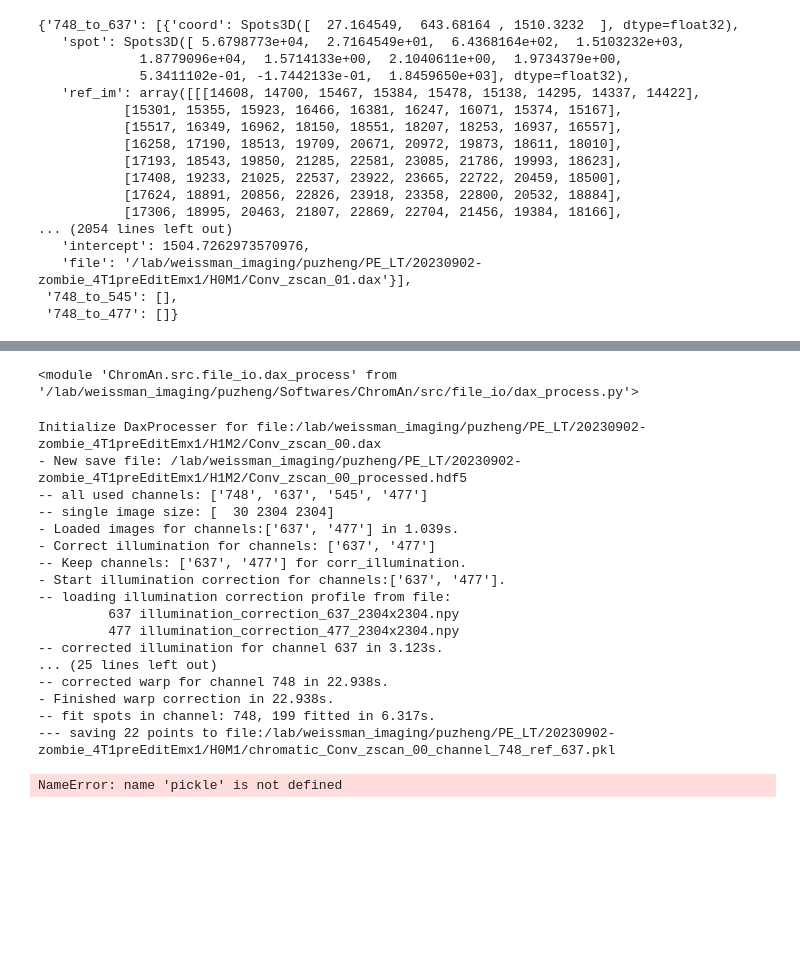
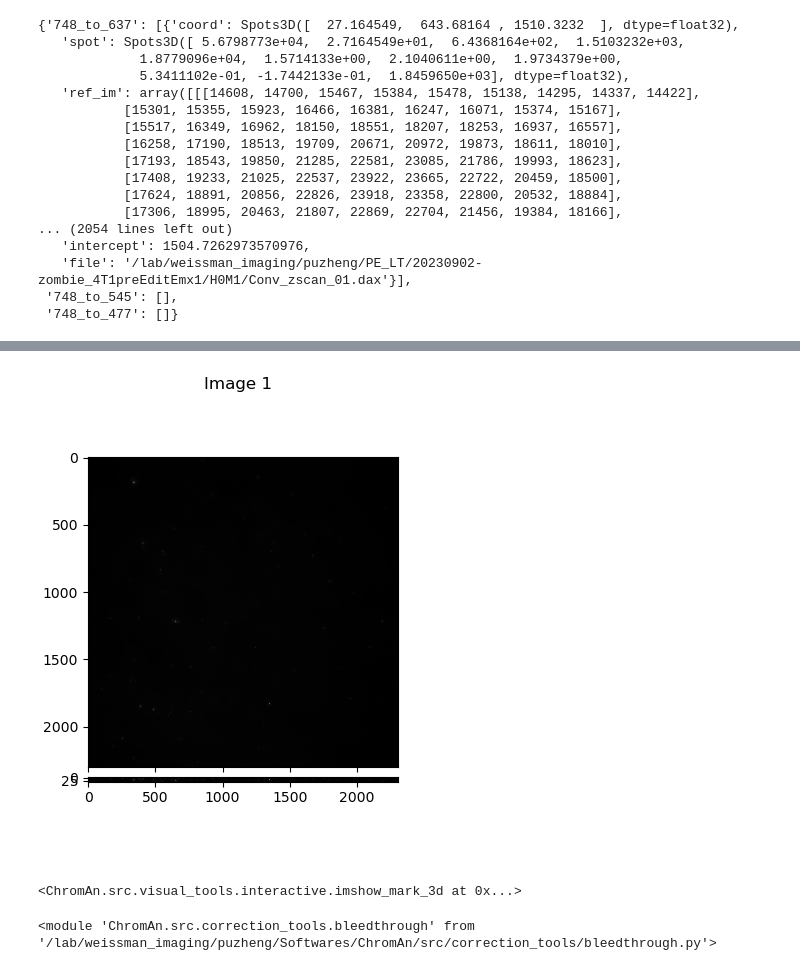
Before and after one commit to zhengpuas47/Weissman_MERFISH_Scripts, a Jupyter notebook: ImageCorrection/20230831-Merscope01-generate_correction_profiles.ipynb, the cells around one changed output, grey strips where cells are left out. Saved outputs shown, nothing was run; the diff lists cells and outputs as text; code cells hidden in the pictures; blank space fills up the shorter version.

```diff
--- a/ImageCorrection/20230831-Merscope01-generate_correction_profiles.ipynb
+++ b/ImageCorrection/20230831-Merscope01-generate_correction_profiles.ipynb
@@ -361,5 +406,12 @@ KeyError: '748_to_748'
+# %%
+%matplotlib widget
+imshow_mark_3d([daxp.im_637, daxp.im_545, daxp.im_477])
+# %% [output]
+[figure, added]
+<ChromAn.src.visual_tools.interactive.imshow_mark_3d at 0x...>
 # %%
 reload(dax_process)
+reload(bleedthrough)
 # %% [output]
-<module 'ChromAn.src.file_io.dax_process' from '/lab/weissman_imaging/puzheng/Softwares/ChromAn/src/file_io/dax_process.py'>
+<module 'ChromAn.src.correction_tools.bleedthrough' from '/lab/weissman_imaging/puzheng/Softwares/ChromAn/src/correction_tools/bleedthrough.py'>
 # %%
@@ -372,27 +418,0 @@ coord_dict = {
-# %%
-infos = find_chromatic_spot_pairs(os.path.join(cc_folder, fovs[0]),
-                          os.path.join(ref_folder, fovs[0]),
-                          ca_channel=chromatic_channel,
-                          ref_channel=chromatic_ref_channel,
-                          fiducial_channel=fiducial_channel,
-                          correction_args={'correction_folder':correction_folder},
-                         )
-# %% [output]
-Initialize DaxProcesser for file:/lab/weissman_imaging/puzheng/PE_LT/20230902-zombie_4T1preEditEmx1/H1M2/Conv_zscan_00.dax
-- New save file: /lab/weissman_imaging/puzheng/PE_LT/20230902-zombie_4T1preEditEmx1/H1M2/Conv_zscan_00_processed.hdf5
--- all used channels: ['748', '637', '545', '477']
--- single image size: [  30 2304 2304]
-- Loaded images for channels:['637', '477'] in 1.039s.
-- Correct illumination for channels: ['637', '477']
--- Keep channels: ['637', '477'] for corr_illumination.
-- Start illumination correction for channels:['637', '477'].
--- loading illumination correction profile from file:
-         637 illumination_correction_637_2304x2304.npy
-         477 illumination_correction_477_2304x2304.npy
--- corrected illumination for channel 637 in 3.123s.
-... (25 lines left out)
--- corrected warp for channel 748 in 22.938s.
-- Finished warp correction in 22.938s.
--- fit spots in channel: 748, 199 fitted in 6.317s.
---- saving 22 points to file:/lab/weissman_imaging/puzheng/PE_LT/20230902-zombie_4T1preEditEmx1/H0M1/chromatic_Conv_zscan_00_channel_748_ref_637.pkl
-NameError: name 'pickle' is not defined
```
Also changed, not shown: parts of 19 cells of this notebook, 3 other files.
